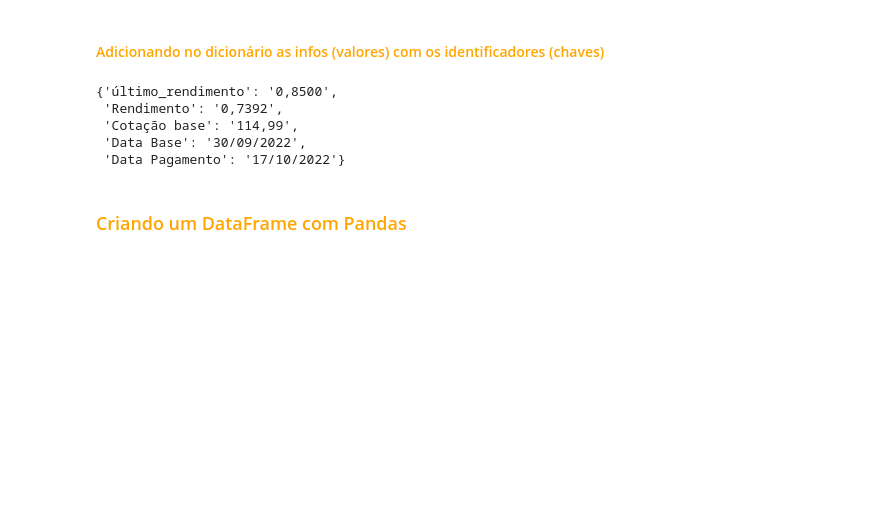
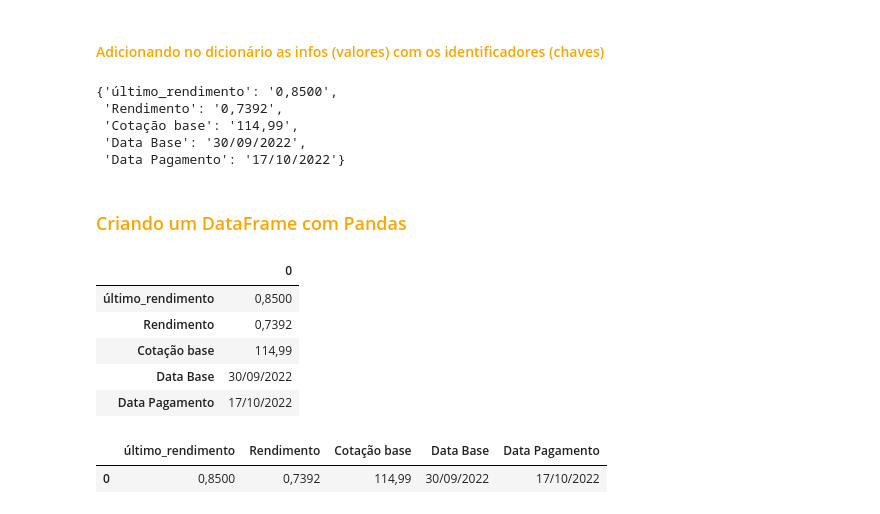
Before and after one commit to NathSantos/Web-Scraping-de-FII-s, a Jupyter notebook: webScraping.ipynb, the cells around one changed output. Drawn from its saved outputs; the diff is of its cells as text; code cells hidden in the pictures; blank space fills up the shorter version.

```diff
--- a/webScraping.ipynb
+++ b/webScraping.ipynb
@@ -579,3 +579,21 @@ card
  'Data Pagamento': '17/10/2022'}
 # %% [markdown]
 ### <font color='orange'> Criando um DataFrame com Pandas
+# %%
+import pandas as pd
+
+df = pd.DataFrame.from_dict(card, orient='index')
+df
+# %% [output]
+|  | 0 |
+| último_rendimento | 0,8500 |
+| Rendimento | 0,7392 |
+| Cotação base | 114,99 |
+| Data Base | 30/09/2022 |
+| Data Pagamento | 17/10/2022 |
+# %%
+df = pd.DataFrame.from_dict(card, orient='index').T     # com o 'T' eu transformo o que é linha em coluna e vice-versa
+df
+# %% [output]
+|  | último_rendimento | Rendimento | Cotação base | Data Base | Data Pagamento |
+| 0 | 0,8500 | 0,7392 | 114,99 | 30/09/2022 | 17/10/2022 |
```
Also changed, not shown: parts of 8 cells of this notebook.
